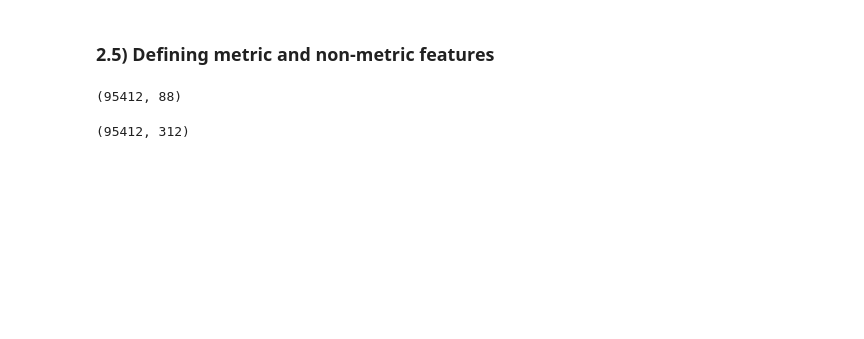
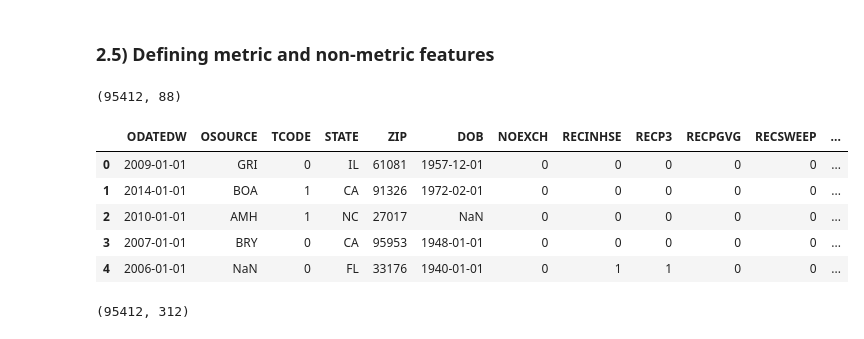
Before and after one commit to its-pedrofonseca/Data-Mining-Project, a Jupyter notebook: Projeto.ipynb, the cells around one changed output. Cells and saved outputs as stored; diff of their text form; code cells hidden in the pictures; blank space fills up the shorter version.

```diff
--- a/Projeto.ipynb
+++ b/Projeto.ipynb
@@ -229,6 +255,15 @@ data[non_metric_features].shape
 # absolute freqs
 # %% [output]
 (95412, 88)
+# %%
+data[non_metric_features].head()
+# %% [output]
+|  | ODATEDW | OSOURCE | TCODE | STATE | ZIP | DOB | NOEXCH | RECINHSE | RECP3 | RECPGVG | RECSWEEP | ... |
+| 0 | 2009-01-01 | GRI | 0 | IL | 61081 | 1957-12-01 | 0 | 0 | 0 | 0 | 0 | ... |
+| 1 | 2014-01-01 | BOA | 1 | CA | 91326 | 1972-02-01 | 0 | 0 | 0 | 0 | 0 | ... |
+| 2 | 2010-01-01 | AMH | 1 | NC | 27017 | NaN | 0 | 0 | 0 | 0 | 0 | ... |
+| 3 | 2007-01-01 | BRY | 0 | CA | 95953 | 1948-01-01 | 0 | 0 | 0 | 0 | 0 | ... |
+| 4 | 2006-01-01 | NaN | 0 | FL | 33176 | 1940-01-01 | 0 | 1 | 1 | 0 | 0 | ... |
 # %%
 data[metric_features].shape
 #fazer graficos aqui
```
Also changed, not shown: parts of 54 cells of this notebook.
